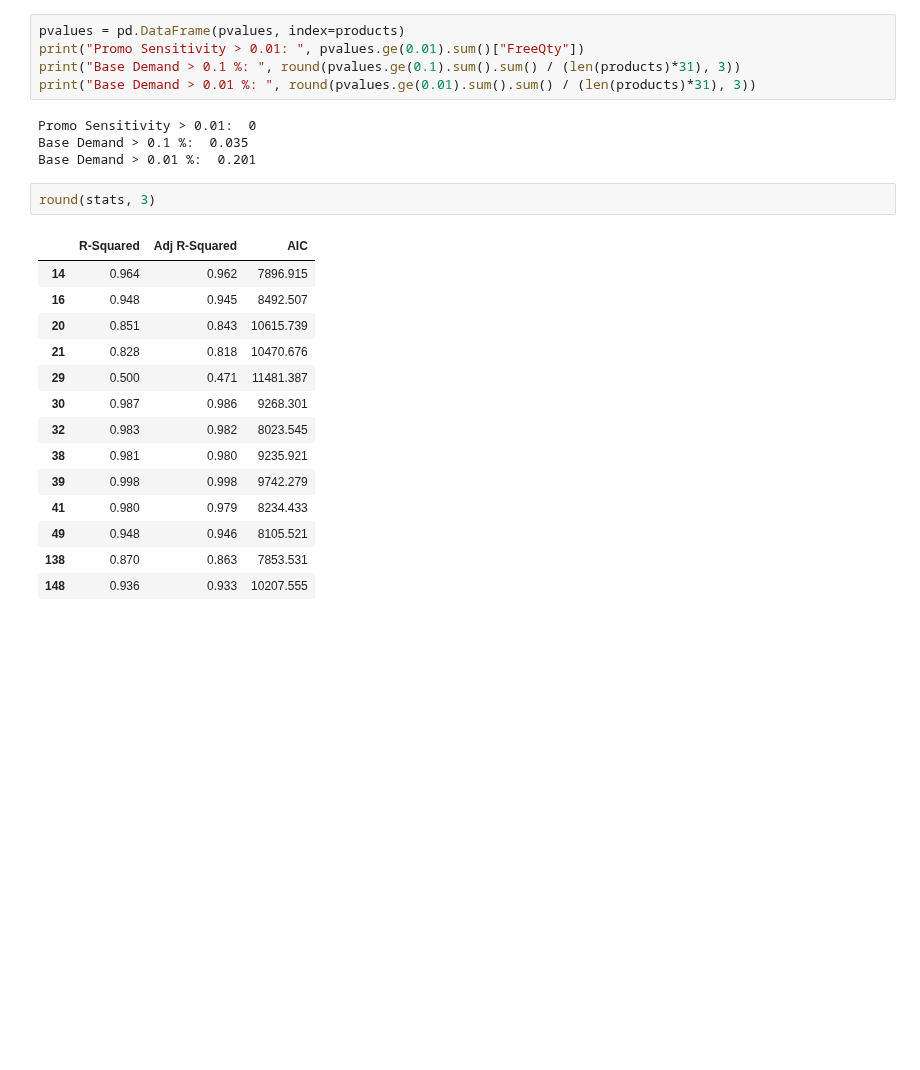
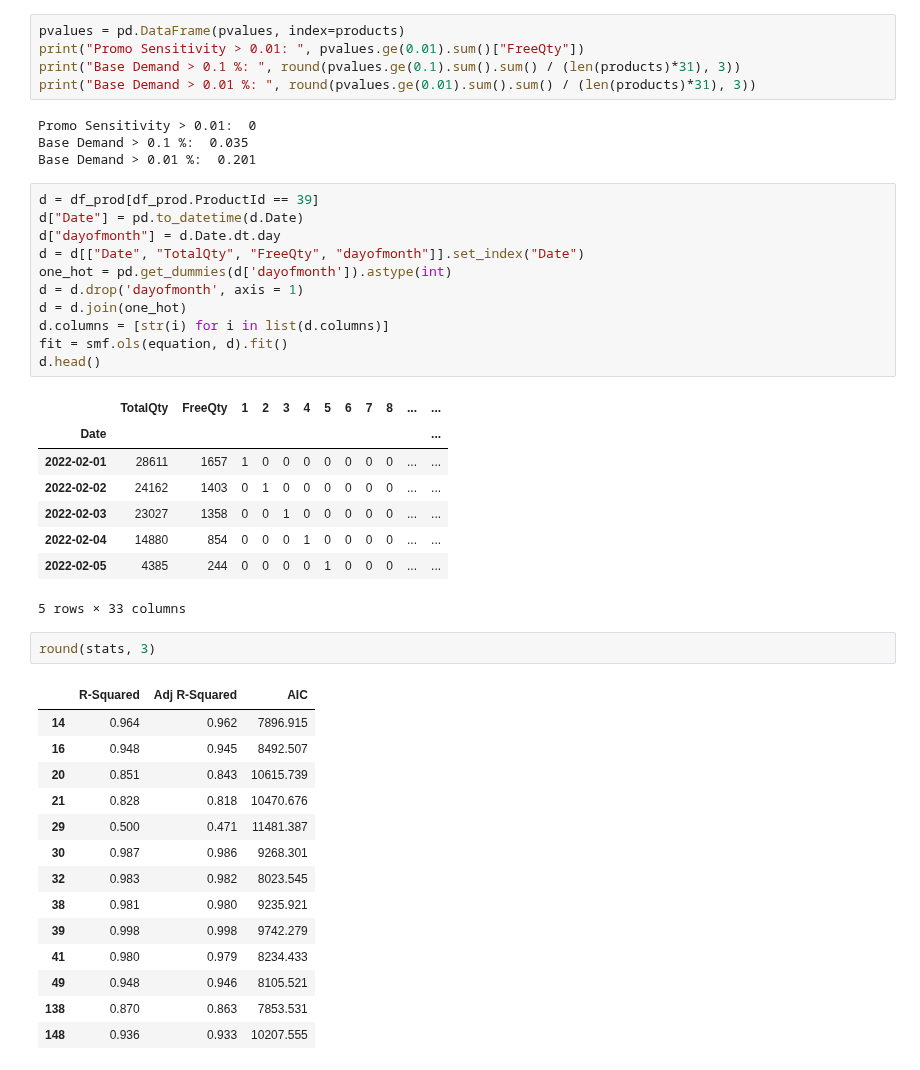
Before and after one commit to ayigitdogan/PharmaProject, a Jupyter notebook: IE492 - Pharma Project.ipynb, the cells around one changed output. Cells and saved outputs as stored; diff of their text form; blank space fills up the shorter version.

```diff
--- a/IE492 - Pharma Project.ipynb
+++ b/IE492 - Pharma Project.ipynb
@@ -381,6 +381,26 @@ print("Base Demand > 0.01 %: ", round(pvalues.ge(0.01).sum().sum() / (len(produc
 Promo Sensitivity > 0.01:  0
 Base Demand > 0.1 %:  0.035
 Base Demand > 0.01 %:  0.201
+# %%
+d = df_prod[df_prod.ProductId == 39]
+d["Date"] = pd.to_datetime(d.Date)
+d["dayofmonth"] = d.Date.dt.day
+d = d[["Date", "TotalQty", "FreeQty", "dayofmonth"]].set_index("Date")
+one_hot = pd.get_dummies(d['dayofmonth']).astype(int)
+d = d.drop('dayofmonth', axis = 1)
+d = d.join(one_hot)
+d.columns = [str(i) for i in list(d.columns)]
+fit = smf.ols(equation, d).fit()
+d.head()
+# %% [output]
+|  | TotalQty | FreeQty | 1 | 2 | 3 | 4 | 5 | 6 | 7 | 8 | ... | ... |
+| Date |  |  |  |  |  |  |  |  |  |  |  | ... |
+| 2022-02-01 | 28611 | 1657 | 1 | 0 | 0 | 0 | 0 | 0 | 0 | 0 | ... | ... |
+| 2022-02-02 | 24162 | 1403 | 0 | 1 | 0 | 0 | 0 | 0 | 0 | 0 | ... | ... |
+| 2022-02-03 | 23027 | 1358 | 0 | 0 | 1 | 0 | 0 | 0 | 0 | 0 | ... | ... |
+| 2022-02-04 | 14880 | 854 | 0 | 0 | 0 | 1 | 0 | 0 | 0 | 0 | ... | ... |
+| 2022-02-05 | 4385 | 244 | 0 | 0 | 0 | 0 | 1 | 0 | 0 | 0 | ... | ... |
+5 rows × 33 columns
 # %%
 round(stats, 3)
 # %% [output]
```
Also changed, not shown: parts of 2 cells of this notebook.
